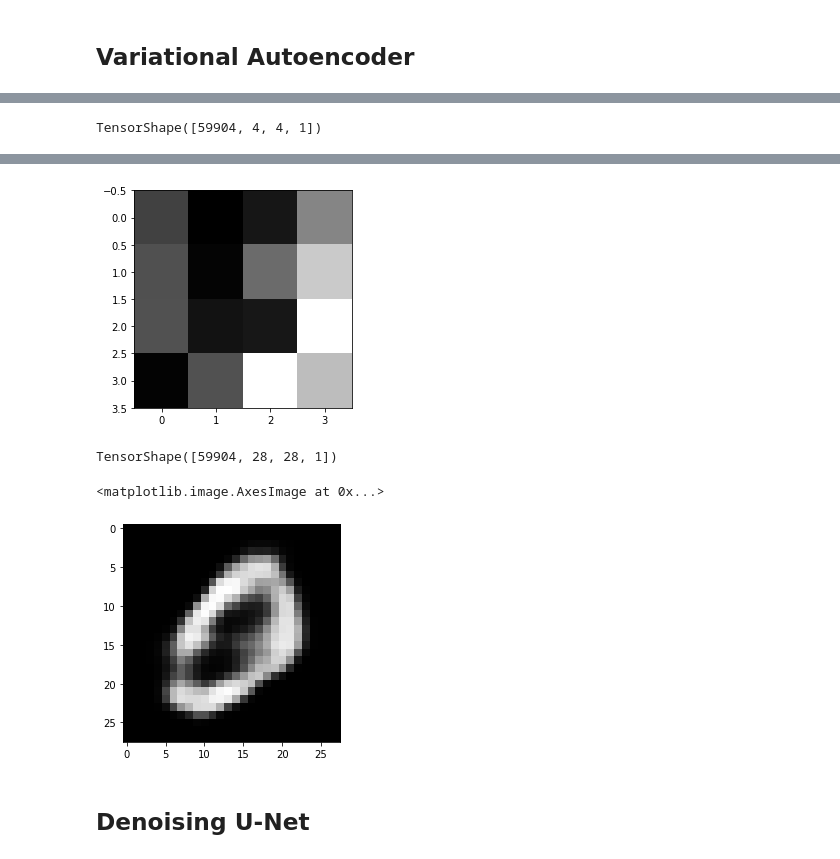
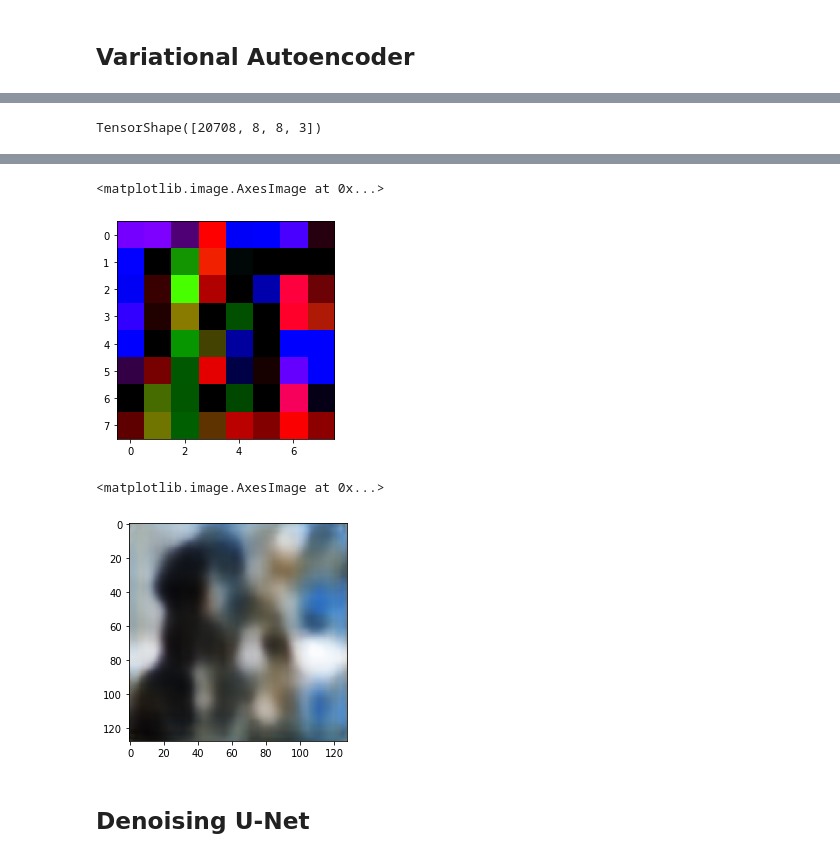
Before and after one commit to hayden-donnelly/ml-notebooks, a Jupyter notebook: latent_diffusion.ipynb, the cells around one changed output, grey strips where cells are left out. Drawn from its saved outputs; the diff is of its cells as text; code cells hidden in the pictures.

```diff
--- a/latent_diffusion.ipynb
+++ b/latent_diffusion.ipynb
@@ -66,10 +68,21 @@ class Sampling(layers.Layer):
         return z_mean + tf.exp(0.5 * z_log_var) * epsilon
 # %%
 class VAE(keras.Model):
-    def __init__(self):
+    def __init__(self, widths, encoder=None, decoder=None):
         super().__init__()
-        self.encoder = self.create_encoder()
-        self.decoder = self.create_decoder()
+        self.encoder_widths = widths
+        self.decoder_widths = list(reversed(widths))
+
+        if encoder != None:
+            self.encoder = encoder
+        else:
+            self.encoder = self.create_encoder()
+
+        if decoder != None:
+            self.decoder = decoder
+        else:
+            self.decoder = self.create_decoder()
+
         self.total_loss_tracker = keras.metrics.Mean(name="total_loss")
         self.reconstruction_loss_tracker = keras.metrics.Mean(
             name="reconstruction_loss"
@@ -86,18 +99,19 @@ class VAE(keras.Model):
 
     def create_encoder(self):
         input_image = layers.Input(shape=(image_size, image_size, channels))
-        x = EncoderBlock()(input_image)
-        z_mean = layers.Conv2D(1, (2, 2), padding='same')(x)
-        z_log_var = layers.Conv2D(1, (2, 2), padding='same')(x)
+        x = EncoderBlock(self.encoder_widths)(input_image)
+        z_mean = layers.Conv2D(channels, (2, 2), padding='same')(x)
+        z_log_var = layers.Conv2D(channels, (2, 2), padding='same')(x)
         z = Sampling()([z_mean, z_log_var])
         return keras.Model(input_image, [z_mean, z_log_var, z])
 
     def create_decoder(self):
-        input_latent = layers.Input(shape=(4, 4, 1))
-        decoded = DecoderBlock()(input_latent)
+        input_latent = layers.Input(shape=(latent_size, latent_size, channels))
+        decoded = DecoderBlock(self.decoder_widths)(input_latent)
         return keras.Model(input_latent, decoded)
 
     def train_step(self, data):
+        data = data[0]
         with tf.GradientTape() as tape:
             z_mean, z_log_var, z = self.encoder(data)
             reconstruction = self.decoder(z)
@@ -129,7 +143,7 @@ class VAE(keras.Model):
         x = self.decoder(data)
         return x
 # %%
-vae = VAE()
+vae = VAE([16, 8, 8, 8])
 vae.compile(optimizer='adam')
-vae.fit(x_train, epochs=40, batch_size = 512)
+vae.fit(dogs, epochs=100)
 # %% [output]
@@ -154,14 +182,14 @@ Epoch 40/40
 # %%
-batch_size = 512
-encoded_images = vae.encode(x_train[0 : batch_size])
+dogs.reset()
+encoded_images = vae.encode(dogs.next()[0])
 
-for i in range(1, int(x_train.shape[0] / batch_size)):
-    encoded = vae.encode(x_train[i*batch_size : i * batch_size + batch_size])
-    encoded_images = tf.concat([encoded_images, encoded], axis=0)
+for i in range(dogs.__len__()):
+    next_encoded = vae.encode(dogs.next()[0])
+    encoded_images = tf.concat([encoded_images, next_encoded], axis=0)
 
 encoded_images.shape
 # %% [output]
-TensorShape([59904, 4, 4, 1])
+TensorShape([20708, 8, 8, 3])
 # %%
-plt.imshow(encoded_images[0].numpy().reshape(4, 4), cmap='gray')
+plt.imshow(encoded_images[0].numpy().reshape(latent_size, latent_size, channels))
 # %% [output]
@@ -169,20 +197,11 @@ plt.imshow(encoded_images[0].numpy().reshape(4, 4), cmap='gray')
+<matplotlib.image.AxesImage at 0x...>
-[figure, old version]
+[figure, new version]
-# %%
-decoded_images = vae.decode(encoded_images[0 : batch_size])
-batch_size = 512
-
-for i in range(1, int(x_train.shape[0] / batch_size)):
-    decoded = vae.decode(encoded_images[i*batch_size : i * batch_size + batch_size])
-    decoded_images = tf.concat([decoded_images, decoded], axis=0)
-
-decoded_images.shape
-# %% [output]
-TensorShape([59904, 28, 28, 1])
 # %%
-plt.imshow(decoded_images[1].numpy().reshape(28, 28), cmap='gray')
+decoded_images = vae.decode(encoded_images[0 : 2])
+plt.imshow(decoded_images[0].numpy().reshape(image_size, image_size, channels))
 # %% [output]
 <matplotlib.image.AxesImage at 0x...>
-[figure, old version]
+[figure, new version]
 # %% [markdown]
 ## Denoising U-Net
 # %%
```
Also changed, not shown: parts of 14 cells of this notebook, 1 other file.
